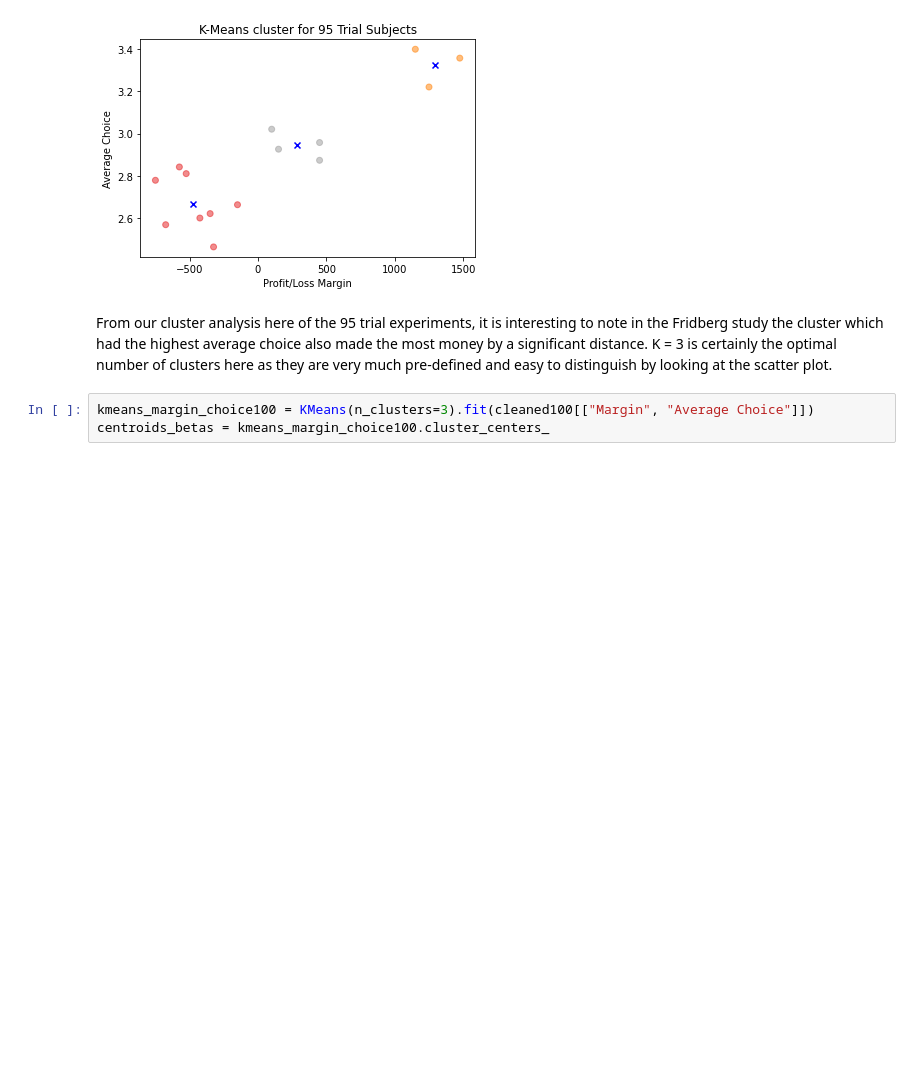
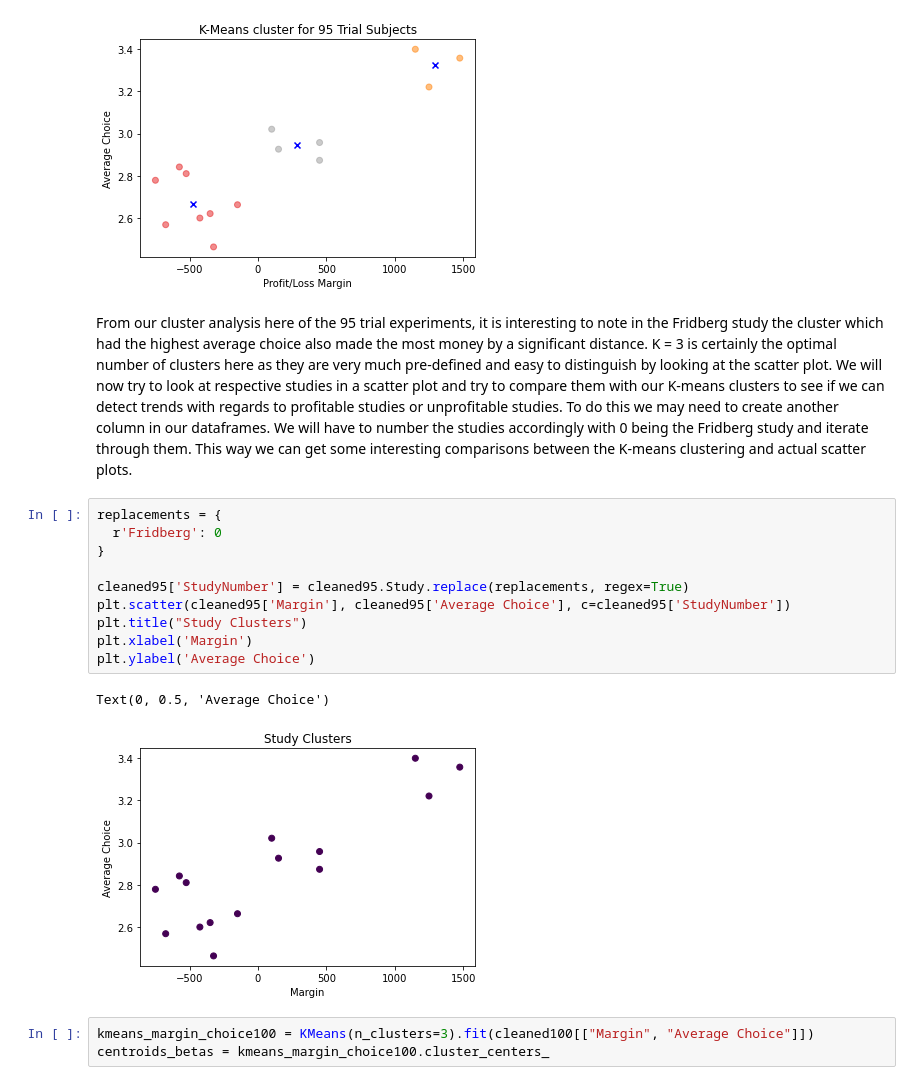
Before and after one commit to kiansweeney11/ca4015-assignment-1, a Jupyter notebook: clustering.ipynb, the cells around one changed output. Saved outputs shown, nothing was run; the diff lists cells and outputs as text; blank space fills up the shorter version.

```diff
--- a/clustering.ipynb
+++ b/clustering.ipynb
@@ -54,7 +54,20 @@ plt.show()
 # %% [output]
 [figure]
 # %% [markdown]
-From our cluster analysis here of the 95 trial experiments, it is interesting to note in the Fridberg study the cluster which had the highest average choice also made the most money by a significant distance. K = 3 is certainly the optimal number of clusters here as they are very much pre-defined and easy to distinguish by looking at the scatter plot.
+From our cluster analysis here of the 95 trial experiments, it is interesting to note in the Fridberg study the cluster which had the highest average choice also made the most money by a significant distance. K = 3 is certainly the optimal number of clusters here as they are very much pre-defined and easy to distinguish by looking at the scatter plot. We will now try to look at respective studies in a scatter plot and try to compare them with our K-means clusters to see if we can detect trends with regards to profitable studies or unprofitable studies. To do this we may need to create another column in our dataframes. We will have to number the studies accordingly with 0 being the Fridberg study and iterate through them. This way we can get some interesting comparisons between the K-means clustering and actual scatter plots.
+# %%
+replacements = {
+  r'Fridberg': 0
+}
+
+cleaned95['StudyNumber'] = cleaned95.Study.replace(replacements, regex=True)
+plt.scatter(cleaned95['Margin'], cleaned95['Average Choice'], c=cleaned95['StudyNumber'])
+plt.title("Study Clusters")
+plt.xlabel('Margin')
+plt.ylabel('Average Choice')
+# %% [output]
+Text(0, 0.5, 'Average Choice')
+[figure, added]
 # %%
 kmeans_margin_choice100 = KMeans(n_clusters=3).fit(cleaned100[["Margin", "Average Choice"]])
 centroids_betas = kmeans_margin_choice100.cluster_centers_
```
Also changed, not shown: parts of 12 cells of this notebook, 16 other files.
